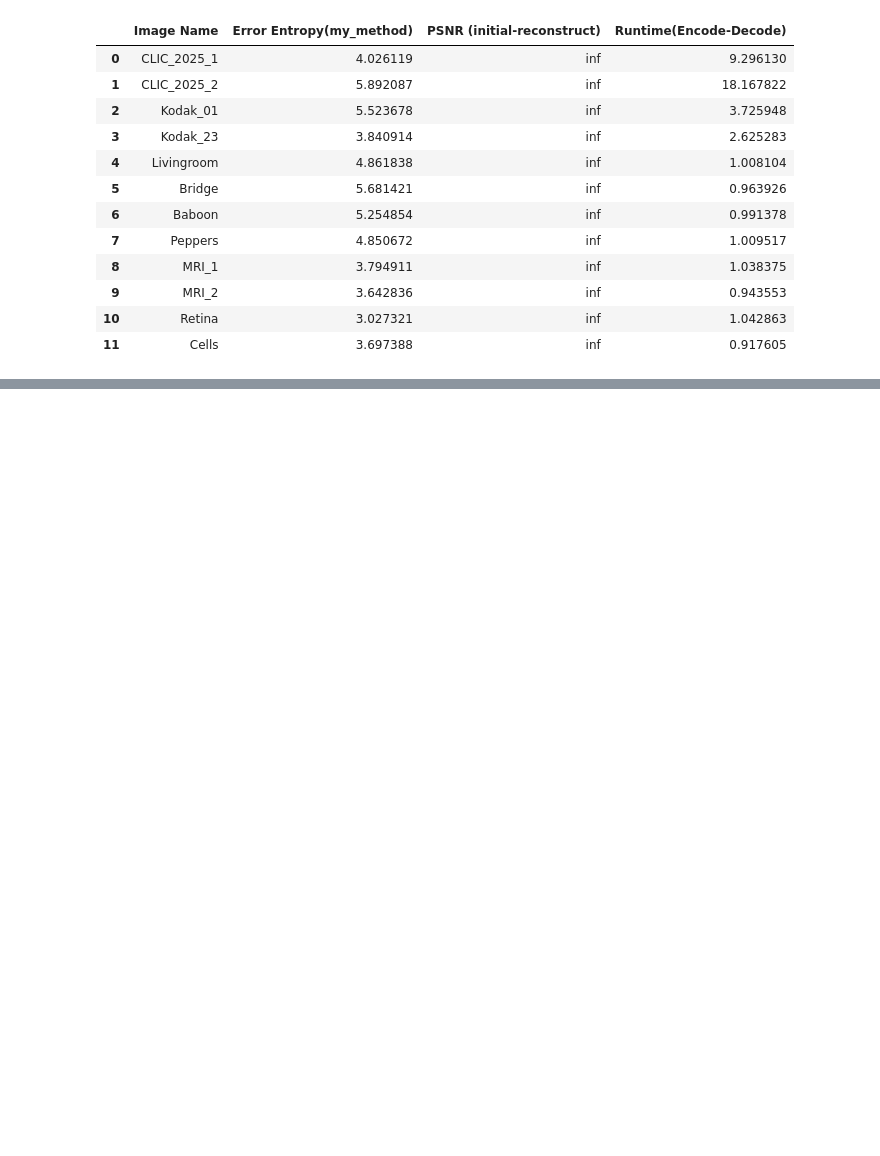
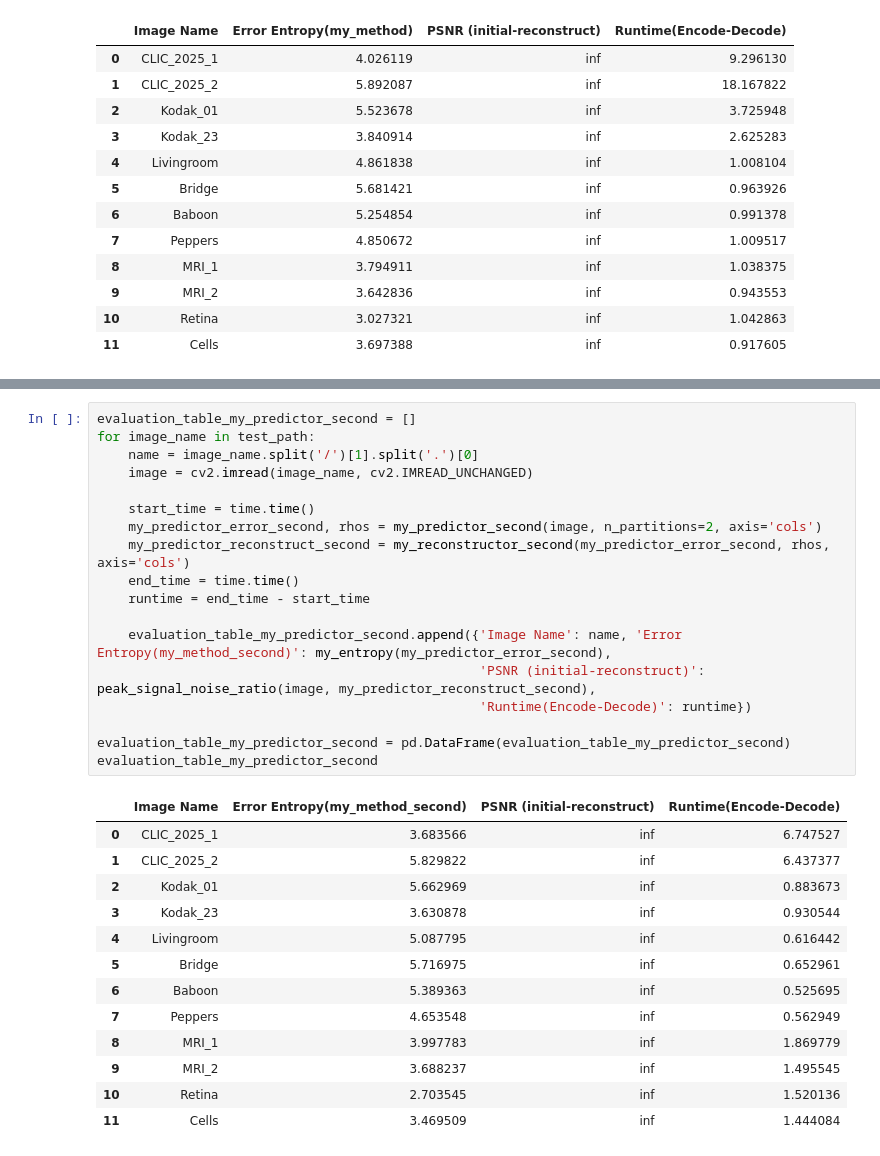
Before and after one commit to pouriaSameti/Advanced-Multimedia-Systems, a Jupyter notebook: Exercise 2/code.ipynb, the cells around one changed output, grey strips where cells are left out. Drawn from its saved outputs; the diff is of its cells as text; blank space fills up the shorter version.

```diff
--- a/Exercise 2/code.ipynb
+++ b/Exercise 2/code.ipynb
@@ -358,3 +493,35 @@ evaluation_table_my_predictor
+# %%
+evaluation_table_my_predictor_second = []
+for image_name in test_path:
+    name = image_name.split('/')[1].split('.')[0]
+    image = cv2.imread(image_name, cv2.IMREAD_UNCHANGED)
+
+    start_time = time.time()
+    my_predictor_error_second, rhos = my_predictor_second(image, n_partitions=2, axis='cols')
+    my_predictor_reconstruct_second = my_reconstructor_second(my_predictor_error_second, rhos, axis='cols')
+    end_time = time.time()
+    runtime = end_time - start_time
+
+    evaluation_table_my_predictor_second.append({'Image Name': name, 'Error Entropy(my_method_second)': my_entropy(my_predictor_error_second),
+                                                 'PSNR (initial-reconstruct)': peak_signal_noise_ratio(image, my_predictor_reconstruct_second),
+                                                 'Runtime(Encode-Decode)': runtime})
+
+evaluation_table_my_predictor_second = pd.DataFrame(evaluation_table_my_predictor_second)
+evaluation_table_my_predictor_second
+# %% [output]
+|  | Image Name | Error Entropy(my_method_second) | PSNR (initial-reconstruct) | Runtime(Encode-Decode) |
+| 0 | CLIC_2025_1 | 3.683566 | inf | 6.747527 |
+| 1 | CLIC_2025_2 | 5.829822 | inf | 6.437377 |
+| 2 | Kodak_01 | 5.662969 | inf | 0.883673 |
+| 3 | Kodak_23 | 3.630878 | inf | 0.930544 |
+| 4 | Livingroom | 5.087795 | inf | 0.616442 |
+| 5 | Bridge | 5.716975 | inf | 0.652961 |
+| 6 | Baboon | 5.389363 | inf | 0.525695 |
+| 7 | Peppers | 4.653548 | inf | 0.562949 |
+| 8 | MRI_1 | 3.997783 | inf | 1.869779 |
+| 9 | MRI_2 | 3.688237 | inf | 1.495545 |
+| 10 | Retina | 2.703545 | inf | 1.520136 |
+| 11 | Cells | 3.469509 | inf | 1.444084 |
 # %%
 print(evaluation_table_med['Error Entropy(MED)'].mean())
 print(evaluation_table_three_order['Error Entropy(OPT-3)'].mean())
```
Also changed, not shown: parts of 5 cells of this notebook.
